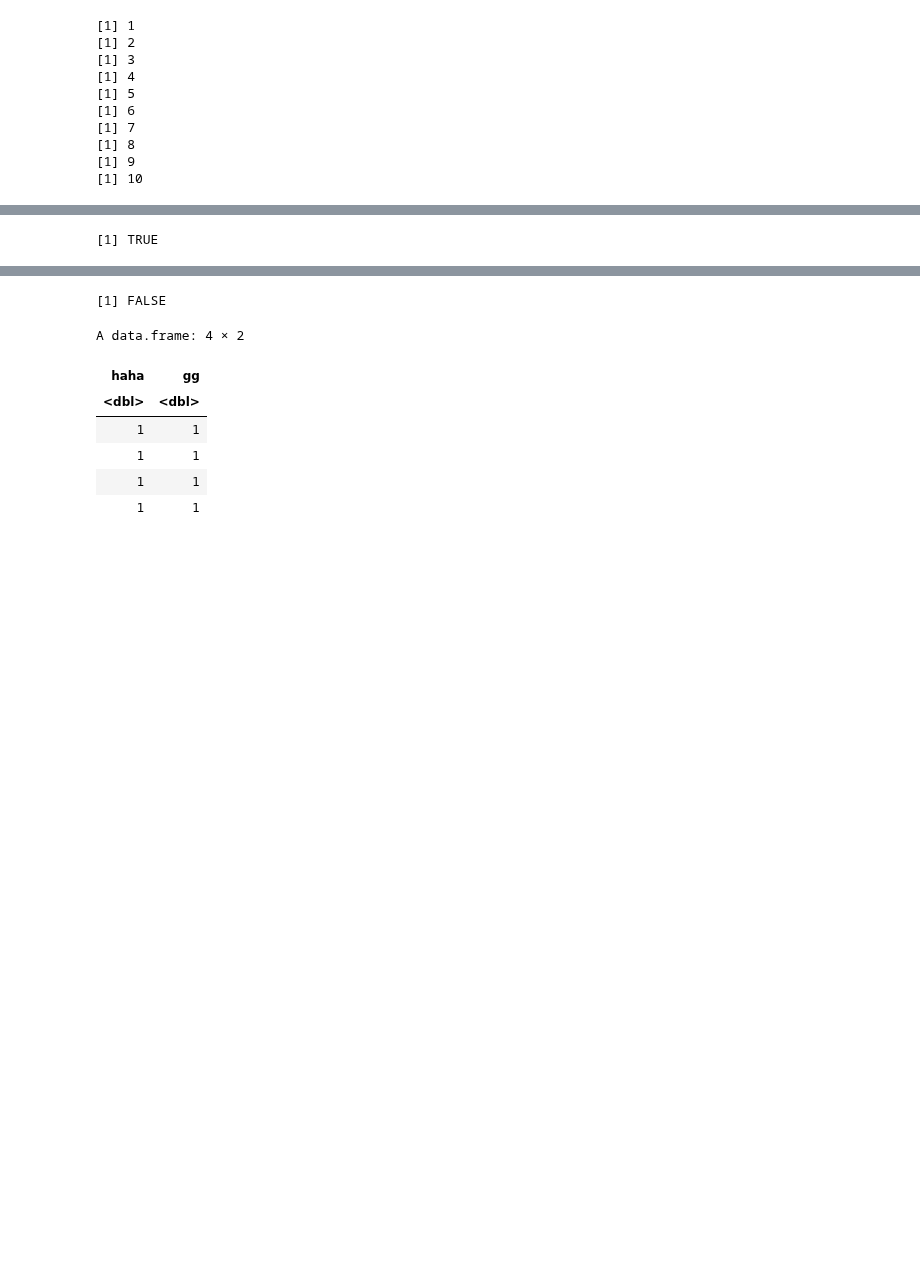
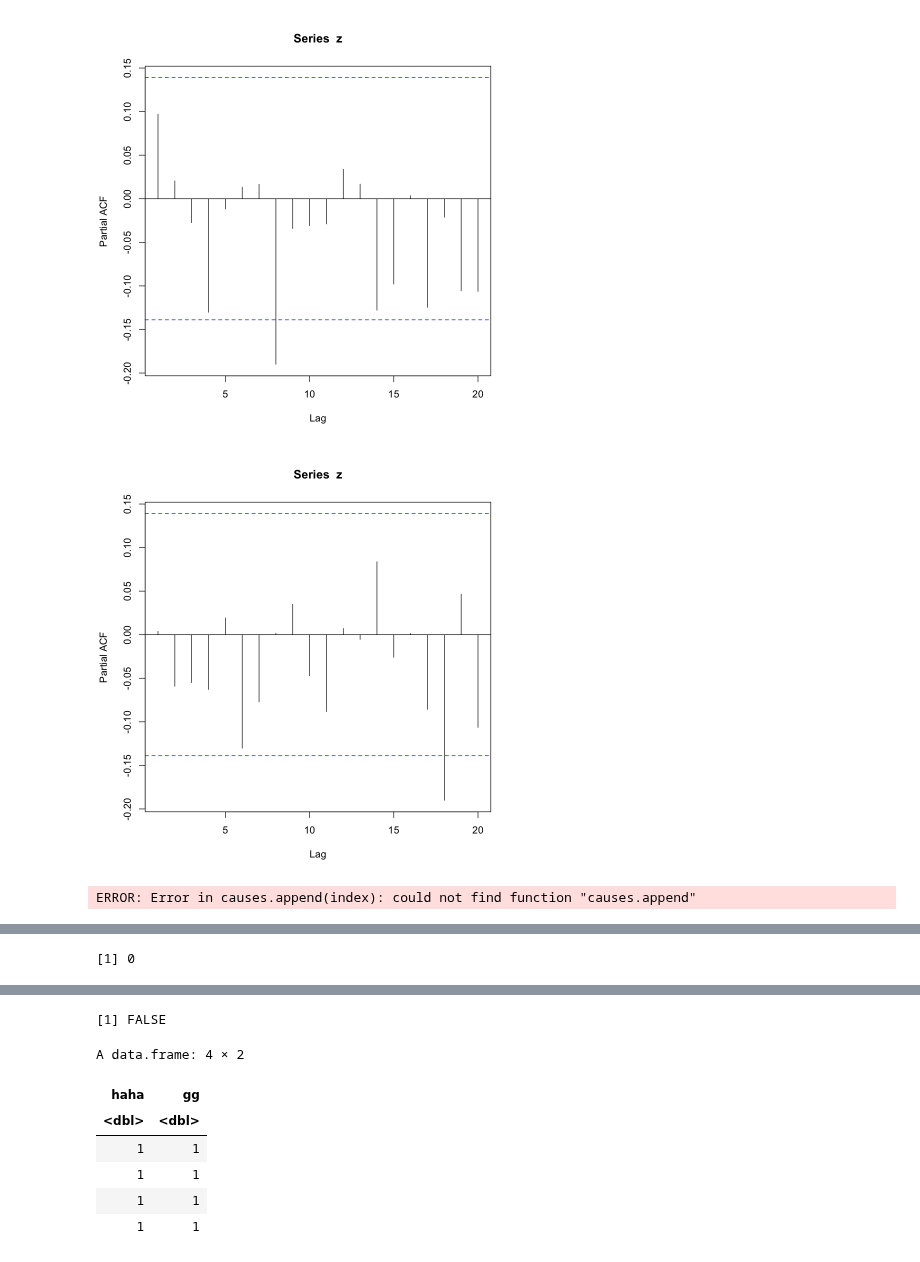
Before and after one commit to SU-Hongs/UROP_mining, a Jupyter notebook: Synthetic/analysis.ipynb, the cells around one changed output, grey strips where cells are left out. Drawn from its saved outputs; the diff is of its cells as text; code cells hidden in the pictures; blank space fills up the shorter version.

```diff
--- a/Synthetic/analysis.ipynb
+++ b/Synthetic/analysis.ipynb
@@ -115,10 +115,10 @@ DE_causes = c(5)
 DEF_causes = c(9)
 for (i in 1:100){
     num <- str_pad(i,3,pad="0")
-    path <- paste("/Users/suhong/Desktop/UROP_Data/UROP/Synthetic/data/simu_data",num,sep="")
+    path <- paste("/Users/suhong/Desktop/UROP_Data/UROP/Synthetic/data/simu_data",num,".csv",sep="")
     data <- read.csv(path)
 
-    df <- pre_process(data)
+    df <- process_df(data)
 
     #testing causes of AB
     causes = c()
@@ -141,41 +141,34 @@ for (i in 1:100){
         lag <- select_time_lags(X,thres=0.05)
         p <- grangertest(X,Y,order=lag)[2,4]
         if (p<0.15){causes.append(index)}
     }
     if (equal_list(ABC_causes,causes)) {correct <- correct+1}
 
     # testing causes of DE
     causes = c()
     for (index in 1:10){
         if (index==9) {continue}
         X <- df[,index]
         Y <- df$DE
         lag <- select_time_lags(X,thres=0.05)
         p <- grangertest(X,Y,order=lag)[2,4]
         if (p<0.15){causes.append(index)}
     }
     if (equal_list(DE_causes,causes)) {correct <- correct+1}
 
     # testing causes of DEF
     causes = c()
     for (index in 1:10){
-        if (index=10) {continue}
+        if (index==10) {continue}
         X <- df[,index]
         Y <- df$DEF
         lag <- select_time_lags(X,thres=0.05)
         p <- grangertest(X,Y,order=lag)[2,4]
         if (p<0.15){causes.append(index)}
     }
     if (equal_list(DEF_causes,causes)) {correct <- correct+1}
 }
 # %% [output]
+[figure, added]
+[figure, added]
-[1] 1
-[1] 2
-[1] 3
-[1] 4
-[1] 5
-[1] 6
-[1] 7
-[1] 8
-[1] 9
-[1] 10
+ERROR: Error in causes.append(index): could not find function "causes.append"
@@ -182,8 +177,4 @@ for (i in 1:100){
-# %%
-a <- c(1,2,3)
-b <- c(2,3,1)
-a <- a[order(a)]
-b <- b[order(b)]
-identical(a,b)
-# %% [output]
-[1] TRUE
+# %%
+correct
+# %% [output]
+[1] 0
```
Also changed, not shown: parts of 3 cells of this notebook, 3 other files.
